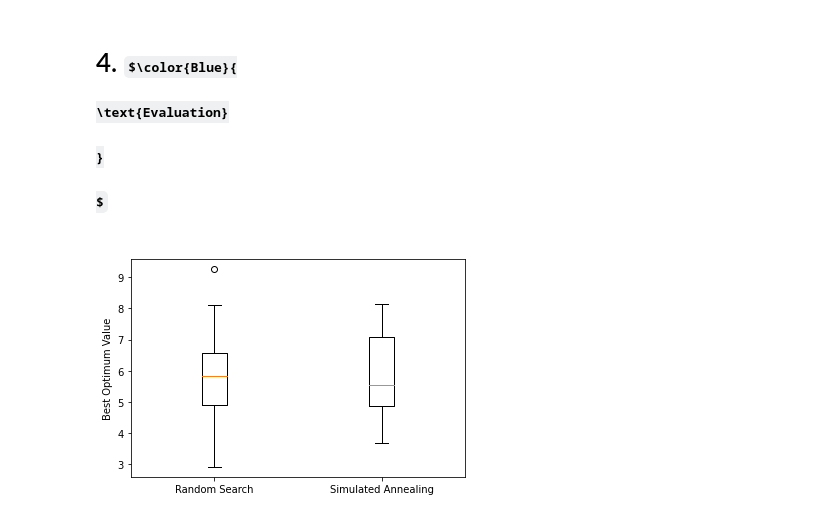
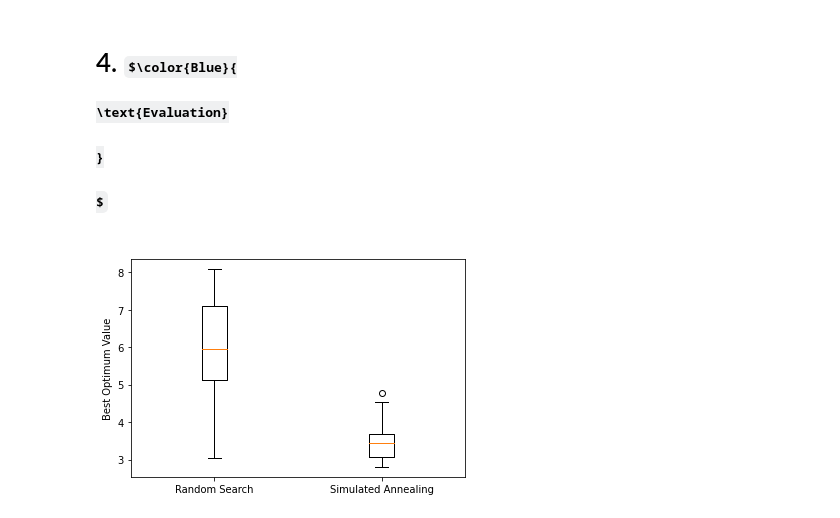
Before and after one commit to deshanchathusanka/optimisation, a Jupyter notebook: optimizer_development.ipynb, the cells around one changed output. Saved outputs shown, nothing was run; the diff lists cells and outputs as text; code cells hidden in the pictures; some formulas as TeX source.

```diff
--- a/optimizer_development.ipynb
+++ b/optimizer_development.ipynb
@@ -330,7 +330,7 @@ def random_search(no_samples, lb, ub):
 
   ################ execute random search with selected candidates ###############
   # f_values = [f(x_np) for x_np in x_np_candidates]
-  f_values = [pi_static(x_np, 30, 2) for x_np in x_np_candidates]
+  f_values = [pi_static(x_np, 20, 1) for x_np in x_np_candidates]
   f_min_index = np.argmin(f_values)
   x_np_min = x_np_candidates[f_min_index]
   f_min = f_values[f_min_index]
@@ -343,6 +343,7 @@ lb, ub = np.array([0.125, 0.125, 0.1, 0.1]), np.array([5, 5, 10, 10])
 end = time.perf_counter()
 
 print(f'Optimal Value : {x_np_min}')
+print(f'Minimum Function Value : {f_min}')
 print(f'Execution Time : {round((end - start)*1000, 2)}ms')
 # print(f'Number of executions (g1(x))= {g1.execution}')
 # %% [output]
@@ -353,10 +355,16 @@ n_repeat = 21
 n_samples = 1000
 lb, ub = np.array([0.125, 0.125, 0.1, 0.1]), np.array([5, 5, 10, 10])
 start = time.perf_counter()
-random_search_repeat_results = [random_search(n_samples, lb, ub)[-1] for i in range(n_repeat)]
+random_search_repeat_results = np.array([random_search(n_samples, lb, ub) for i in range(n_repeat)])
 end = time.perf_counter()
 
+min_cost_param_index = np.argmin(random_search_repeat_results[:, -1])
+min_cost_param = random_search_repeat_results[min_cost_param_index][0]
+min_cost = random_search_repeat_results[min_cost_param_index][1]
 print(f'Execution Time : {round((end - start)*1000, 2)}ms')
+print(f'Minimum Cost : {min_cost}')
+print(f'Minimum Cost Param : {min_cost_param}')
+
 assert len(random_search_repeat_results) == 21
 # assert g1.execution < 10000, f'g1(x) has been executed more than allowed: {g1.execution}'
 # %% [output]
@@ -422,7 +437,7 @@ def simulated_annealing(n_samples, lb, ub):
   no_samples : Number of samples
   Description : Implementation of simulated annealing
   '''
-  sigma = np.array([5, 5, 5, 5])
+  sigma = np.array([1, 1, 1, 1])
 
   x_best = np.random.uniform(low = lb, high = ub)
   # y_best = f(x_best)
@@ -431,7 +446,7 @@ def simulated_annealing(n_samples, lb, ub):
   x_c = x_best
   y_c = y_best
 
-  t_i = 10000 # initial temperature
+  t_i = 100 # initial temperature
   for k in range(n_samples):
     t_k = t_i/(k + 1) # fast annealing model
     x_prime = generate_truncate_rvs(lb, ub, x_c, sigma)
@@ -468,10 +483,13 @@ n_repeat = 21
 n_samples = 1000
 lb, ub = np.array([0.125, 0.125, 0.1, 0.1]), np.array([5, 5, 10, 10])
 start = time.perf_counter()
-simulated_annealing_results = [simulated_annealing(n_samples, lb, ub)[-1] for i in range(n_repeat)]
+simulated_annealing_results = np.array([simulated_annealing(n_samples, lb, ub) for i in range(n_repeat)])
 end = time.perf_counter()
 
+min_cost_param_index = np.argmin(simulated_annealing_results[:, -1])
+min_cost_param = simulated_annealing_results[min_cost_param_index][0]
+min_cost = simulated_annealing_results[min_cost_param_index][1]
 print(f'Execution Time : {round((end - start)*1000, 2)}ms')
-assert len(simulated_annealing_results) == 21
-# assert g1.execution < 10000, f'g1(x) has been executed more than allowed: {g1.execution}'
+print(f'Minimum Cost : {min_cost}')
+print(f'Minimum Cost Param : {min_cost_param}')
 # %% [output]
@@ -489,9 +509,9 @@ plt.show()
 $
 # %%
 plt.figure()
-plt.boxplot([random_search_repeat_results, simulated_annealing_results])
+plt.boxplot([random_search_repeat_results[:, -1], simulated_annealing_results[:, -1]])
 plt.xticks([1,2],['Random Search', 'Simulated Annealing'])
 plt.ylabel('Best Optimum Value')
 plt.show()
 # %% [output]
-[figure, old version]
+[figure, new version]
```
Also changed, not shown: parts of 12 cells of this notebook.
